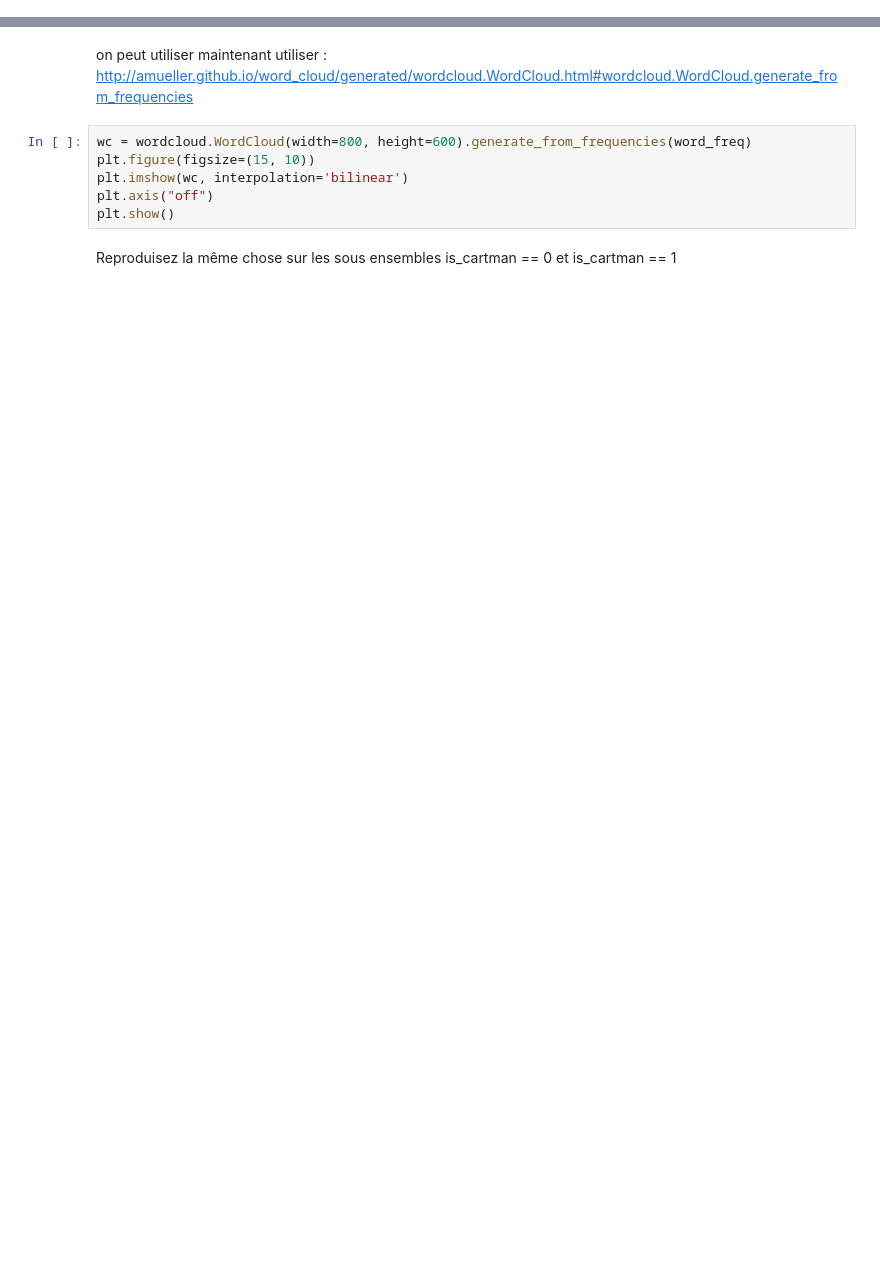
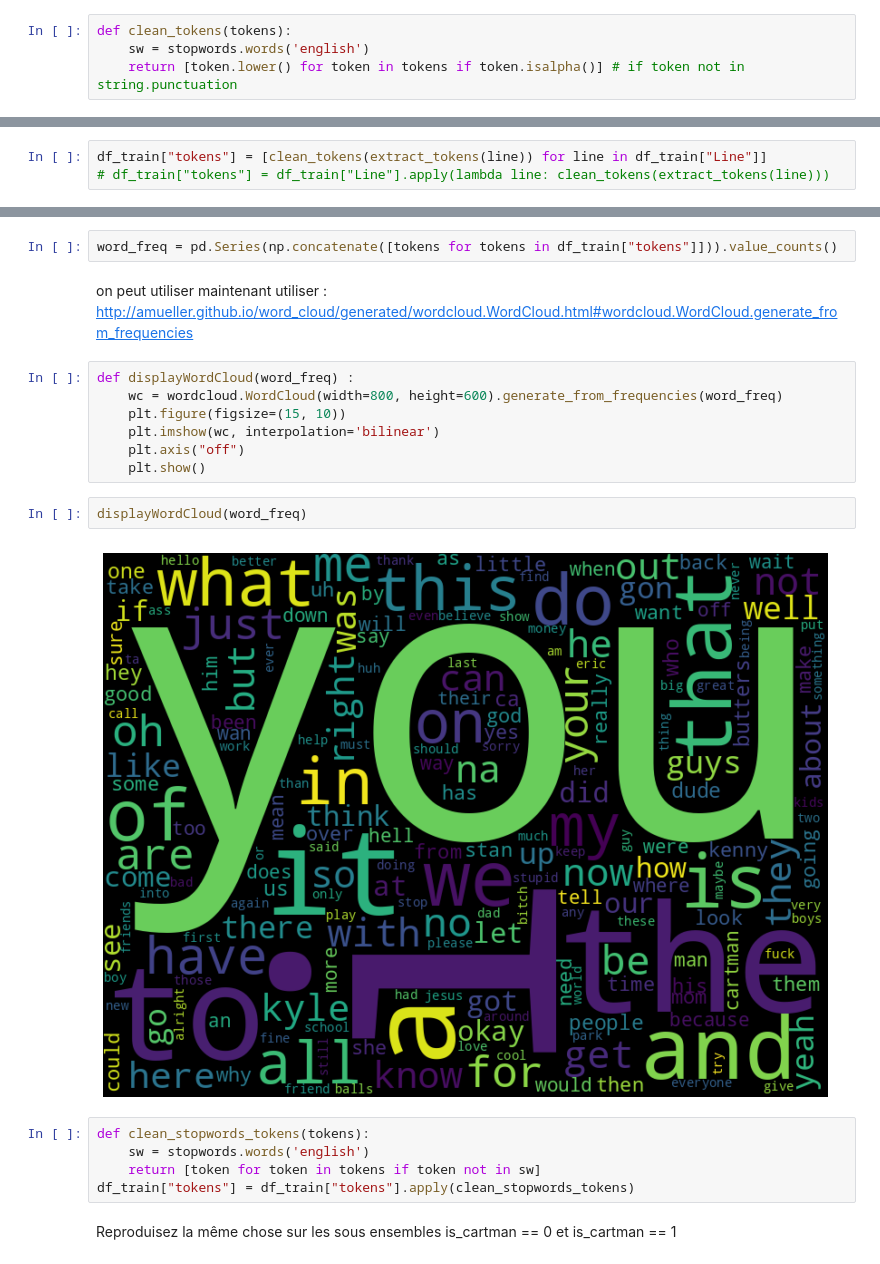
Before and after one commit to charles66820/CREMIfiles, a Jupyter notebook: IS329_fouille/tp1/Introduction-NLP.ipynb, the cells around one changed output, grey strips where cells are left out. Saved outputs shown, nothing was run; the diff lists cells and outputs as text; blank space fills up the shorter version.

```diff
--- a/IS329_fouille/tp1/Introduction-NLP.ipynb
+++ b/IS329_fouille/tp1/Introduction-NLP.ipynb
@@ -102,11 +141,18 @@ text = "This is a sample text. Use it to test your function!"
 assert (extract_tokens(text) == ["This", "is", "a", "sample", "text", ".", "Use", "it", "to", "test", "your", "function", "!"]), "nope"
 # %% [markdown]
 Nettoyez le texte en créant la fonction clean_tokens: supprimez la ponctuation et mettez tout en minuscule
+# %%
+def clean_tokens(tokens):
+    sw = stopwords.words('english')
+    return [token.lower() for token in tokens if token.isalpha()] # if token not in string.punctuation
 # %%
 # Si ça passe c'est bon
 assert (clean_tokens(extract_tokens(text)) == ["this", "is", "a", "sample", "text", "use", "it", "to", "test", "your", "function"]), "nope"
 # %% [markdown]
 Ajoutez la colonne tokens à votre dataframe d'entrainment
+# %%
+df_train["tokens"] = [clean_tokens(extract_tokens(line)) for line in df_train["Line"]]
+# df_train["tokens"] = df_train["Line"].apply(lambda line: clean_tokens(extract_tokens(line)))
 # %%
 # Si ça passe ça doit être bon
 assert (df_train.columns == ["Line", "is_cartman", "tokens"]).all()
@@ -118,13 +164,25 @@ On va générer des wordcloud représentant la fréquence des mots dans notre da
 On va pour cela compter tous les mots puis les afficher avec le package wordcloud : http://amueller.github.io/word_cloud/
 
 Comptons tous les mots et créons le dictionnaire word_freq = {"mot": nb_occurence_mot}
+# %%
+word_freq = pd.Series(np.concatenate([tokens for tokens in df_train["tokens"]])).value_counts()
 # %% [markdown]
 on peut utiliser maintenant utiliser : http://amueller.github.io/word_cloud/generated/wordcloud.WordCloud.html#wordcloud.WordCloud.generate_from_frequencies
 # %%
-wc = wordcloud.WordCloud(width=800, height=600).generate_from_frequencies(word_freq)
-plt.figure(figsize=(15, 10))
-plt.imshow(wc, interpolation='bilinear')
-plt.axis("off")
-plt.show()
+def displayWordCloud(word_freq) :
+    wc = wordcloud.WordCloud(width=800, height=600).generate_from_frequencies(word_freq)
+    plt.figure(figsize=(15, 10))
+    plt.imshow(wc, interpolation='bilinear')
+    plt.axis("off")
+    plt.show()
+# %%
+displayWordCloud(word_freq)
+# %% [output]
+[figure, added]
+# %%
+def clean_stopwords_tokens(tokens):
+    sw = stopwords.words('english')
+    return [token for token in tokens if token not in sw]
+df_train["tokens"] = df_train["tokens"].apply(clean_stopwords_tokens)
 # %% [markdown]
 Reproduisez la même chose sur les sous ensembles is_cartman == 0 et is_cartman == 1
```
Also changed, not shown: parts of 12 cells of this notebook, 1 other file.
